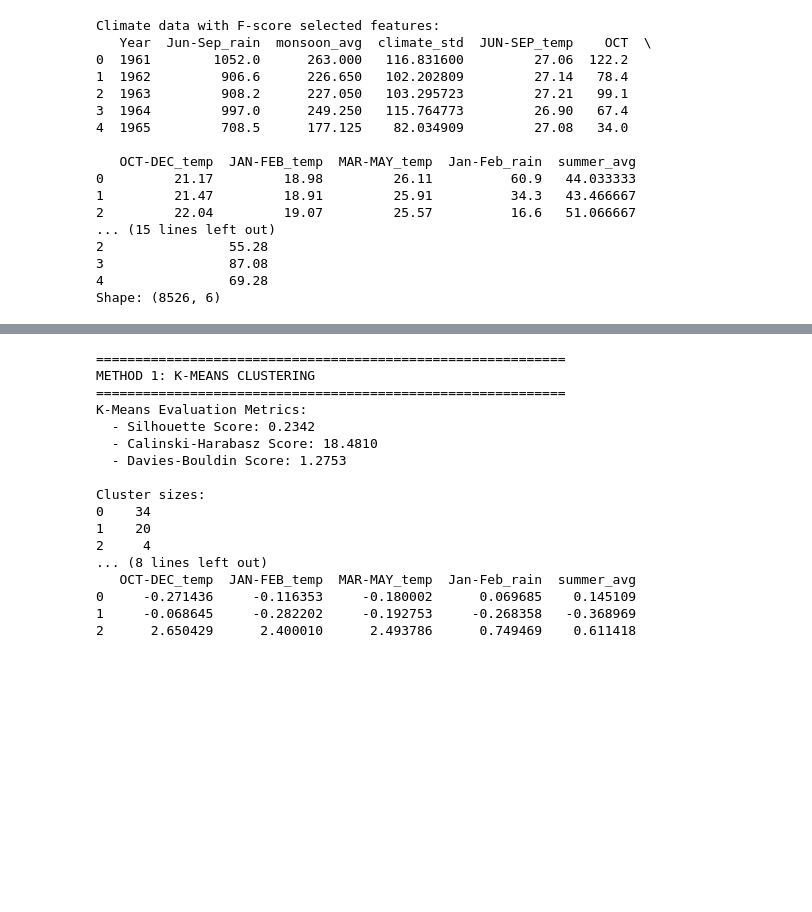
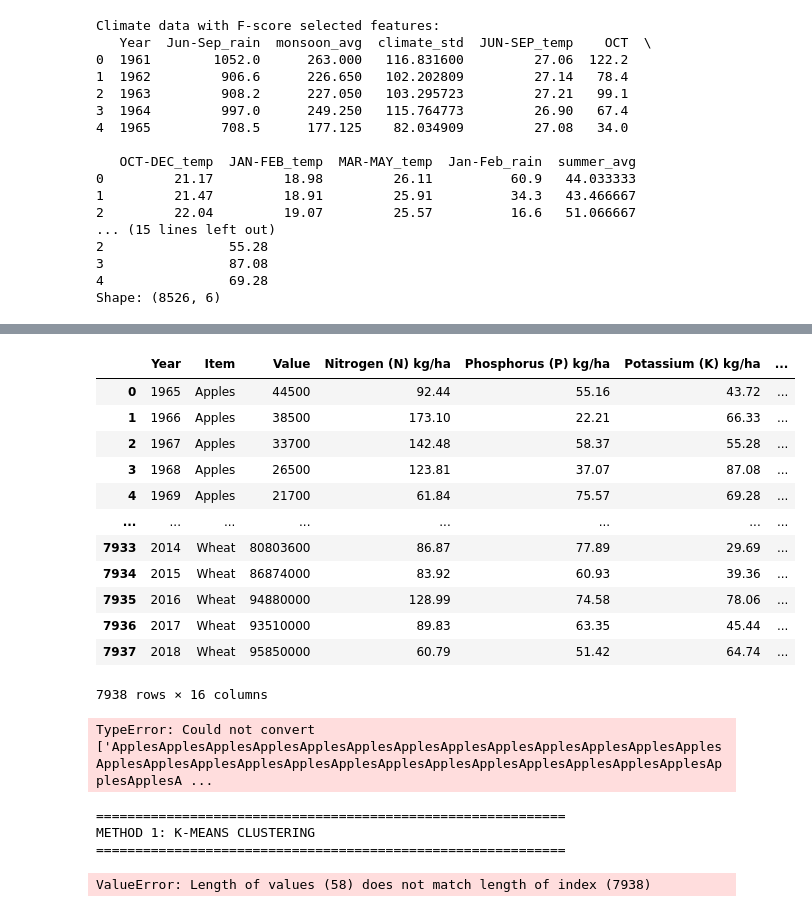
Before and after one commit to sandy-ukr/crop-yield-prediction, a Jupyter notebook: crop.ipynb, the cells around one changed output, grey strips where cells are left out. Drawn from its saved outputs; the diff is of its cells as text; code cells hidden in the pictures; blank space fills up the shorter version.

```diff
--- a/crop.ipynb
+++ b/crop.ipynb
@@ -438,3 +456,31 @@ merged_fscore_data = pd.merge(
+# %%
+merged_fscore_data
+# %% [output]
+|  | Year | Item | Value | Nitrogen (N) kg/ha | Phosphorus (P) kg/ha | Potassium (K) kg/ha | ... |
+| 0 | 1965 | Apples | 44500 | 92.44 | 55.16 | 43.72 | ... |
+| 1 | 1966 | Apples | 38500 | 173.10 | 22.21 | 66.33 | ... |
+| 2 | 1967 | Apples | 33700 | 142.48 | 58.37 | 55.28 | ... |
+| 3 | 1968 | Apples | 26500 | 123.81 | 37.07 | 87.08 | ... |
+| 4 | 1969 | Apples | 21700 | 61.84 | 75.57 | 69.28 | ... |
+| ... | ... | ... | ... | ... | ... | ... | ... |
+| 7933 | 2014 | Wheat | 80803600 | 86.87 | 77.89 | 29.69 | ... |
+| 7934 | 2015 | Wheat | 86874000 | 83.92 | 60.93 | 39.36 | ... |
+| 7935 | 2016 | Wheat | 94880000 | 128.99 | 74.58 | 78.06 | ... |
+| 7936 | 2017 | Wheat | 93510000 | 89.83 | 63.35 | 45.44 | ... |
+| 7937 | 2018 | Wheat | 95850000 | 60.79 | 51.42 | 64.74 | ... |
+7938 rows × 16 columns
+# %%
+
+merged_fscore_data.drop(columns=['Item'])
+# Handle missing values
+merged_fscore_data = merged_fscore_data.fillna(merged_fscore_data.mean())
+
+# Standardize
+scaler = StandardScaler()
+X_scaled = scaler.fit_transform(merged_fscore_data)
+X_scaled_df = pd.DataFrame(X_scaled, columns=merged_fscore_data.columns)
+# %% [output]
+TypeError: Could not convert ['ApplesApplesApplesApplesApplesApplesApplesApplesApplesApplesApplesApplesApplesApplesApplesApplesApplesApplesApplesApplesApplesApplesApplesApplesApplesApplesApplesApplesA ...
 # %%
 # ===================== 4. METHOD 1: K-MEANS CLUSTERING =====================
 
@@ -446,9 +492,11 @@ print("="*60)
 kmeans = KMeans(n_clusters=3, random_state=42, n_init=10)
 kmeans_labels = kmeans.fit_predict(X_scaled)
 
+
+
 # Add cluster labels to original data
-# merged_fscore_data['KMeans_Cluster'] = kmeans_labels
-climate_fscore['KMeans_Cluster'] = kmeans_labels
+merged_fscore_data['KMeans_Cluster'] = kmeans_labels
+# climate_fscore['KMeans_Cluster'] = kmeans_labels
 
 # Evaluate K-Means
 kmeans_silhouette = silhouette_score(X_scaled, kmeans_labels)
@@ -473,17 +521,4 @@ print(cluster_centers)
 ============================================================
 METHOD 1: K-MEANS CLUSTERING
 ============================================================
-K-Means Evaluation Metrics:
-  - Silhouette Score: 0.2342
-  - Calinski-Harabasz Score: 18.4810
-  - Davies-Bouldin Score: 1.2753
-
-Cluster sizes:
-0    34
-1    20
-2     4
-... (8 lines left out)
-   OCT-DEC_temp  JAN-FEB_temp  MAR-MAY_temp  Jan-Feb_rain  summer_avg
-0     -0.271436     -0.116353     -0.180002      0.069685    0.145109
-1     -0.068645     -0.282202     -0.192753     -0.268358   -0.368969
-2      2.650429      2.400010      2.493786      0.749469    0.611418
+ValueError: Length of values (58) does not match length of index (7938)
```
Also changed, not shown: parts of 1 cell of this notebook.
